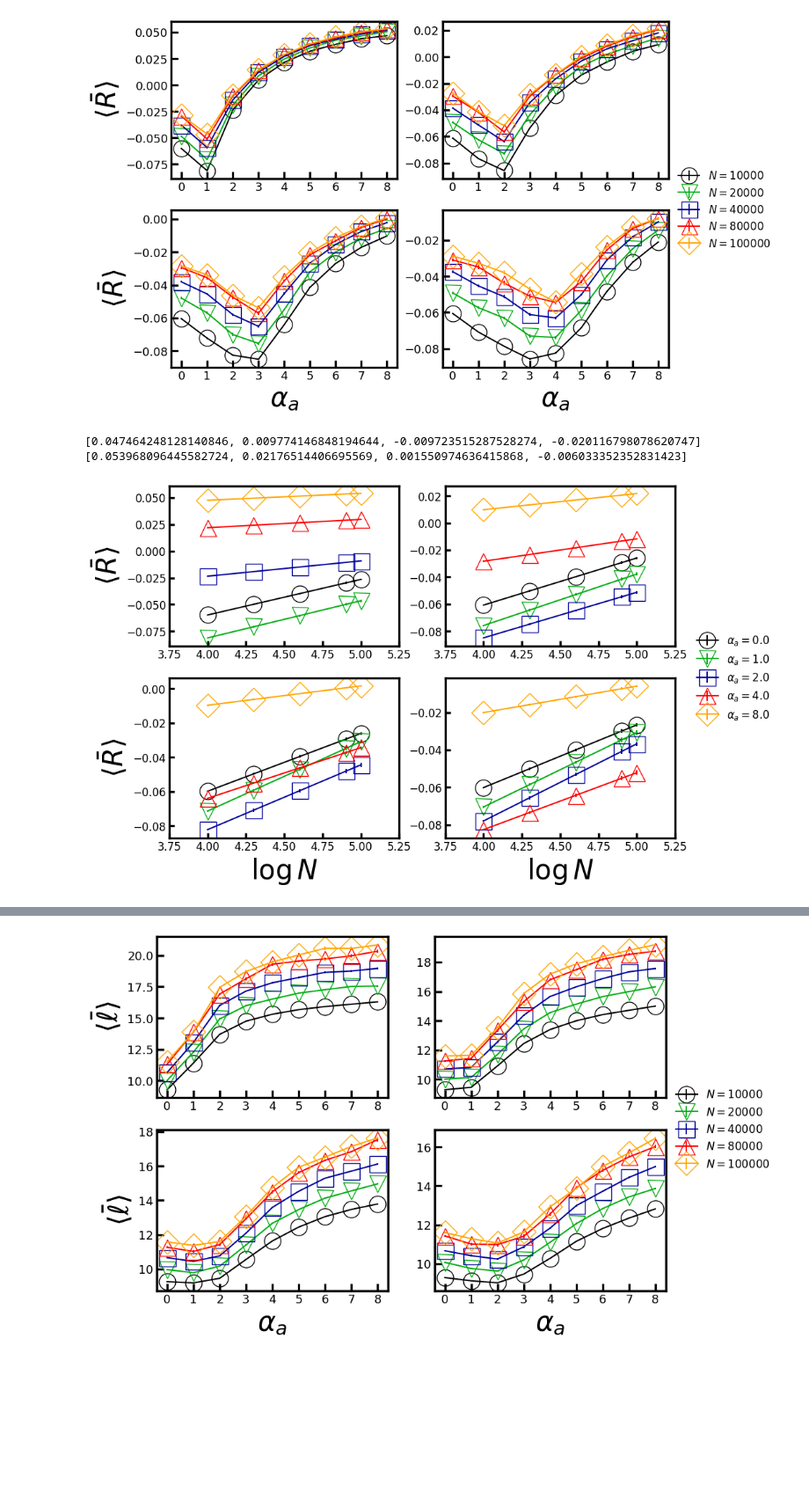
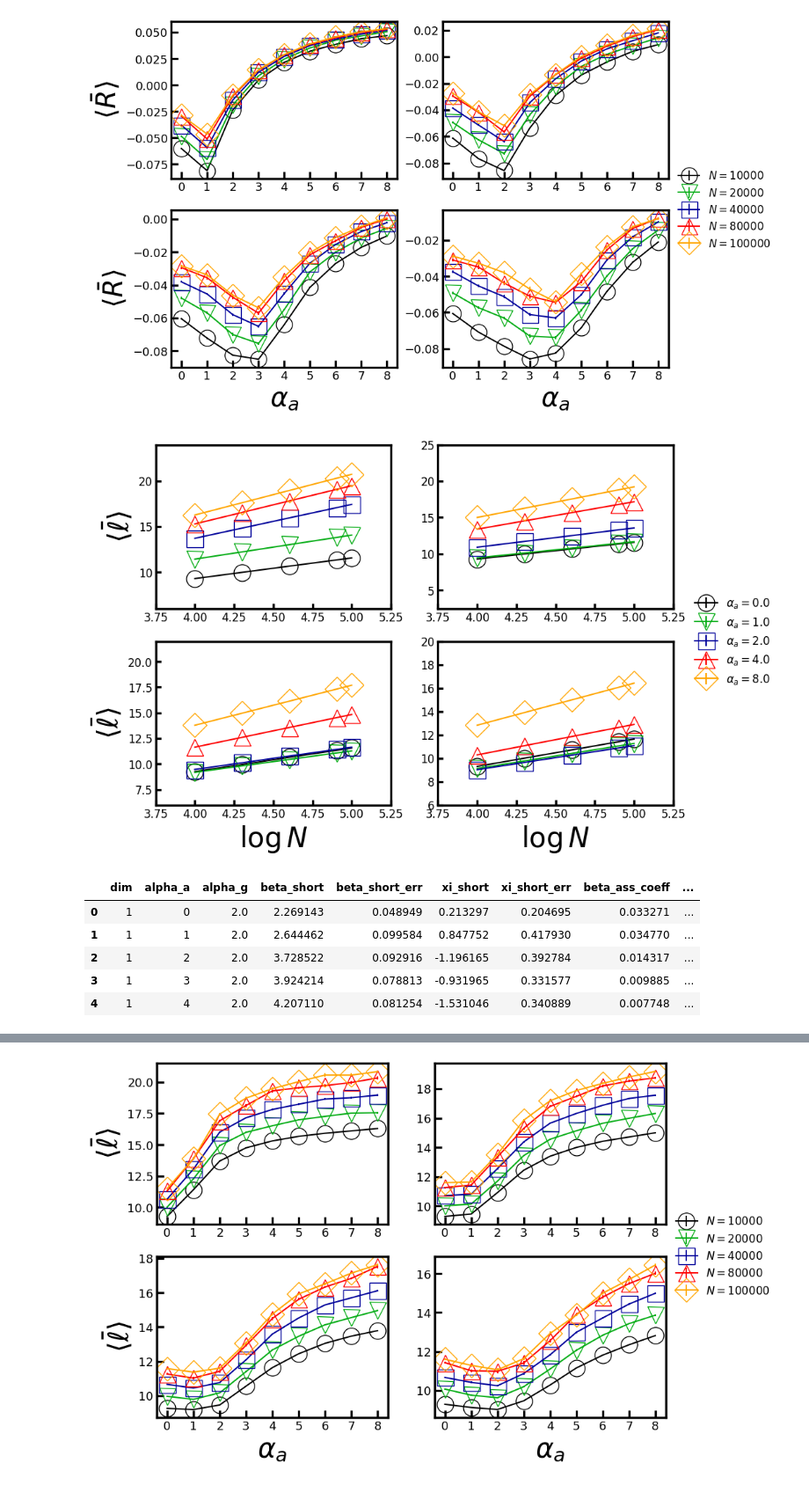
Before and after one commit to JuniorAlencar/TsallisNetwork, a Jupyter notebook: scripts/jupyter/shortespath.ipynb, the cells around one changed output, grey strips where cells are left out. Shown at 88% size. Saved outputs shown, nothing was run; the diff lists cells and outputs as text; code cells hidden in the pictures; blank space fills up the shorter version.

```diff
--- a/scripts/jupyter/shortespath.ipynb
+++ b/scripts/jupyter/shortespath.ipynb
@@ -209,11 +213,6 @@ thickness_axes = 1.4
 
 count = 0
 ax_all = [(j, i) for j in range(2) for i in range(2)]
-# loading the min_values of properties
-min_value_y = [0.0 for i in range(4)]
-# loading the max_values of properties
-max_value_y = [0.0 for i in range(4)]
-
 
 for (j, i) in ax_all:
 
@@ -225,7 +224,7 @@ for (j, i) in ax_all:
 
         logN = np.log10(pd.to_numeric(df_alpha_a['N']))
 
-        prop = 'ass_coeff_mean'
+        prop = 'short_mean'
 
         if(prop=='short_mean'):
             err_prop = 'short_err'
@@ -234,42 +233,51 @@ for (j, i) in ax_all:
         elif(prop=='ass_coeff_mean'):
             err_prop='ass_coeff_err'
             ylabel = r"$\langle \bar{R} \rangle $"
 
         ax[j, i].errorbar(logN, linear_regression(logN, df_alpha_a[prop], df_alpha_a[err_prop],Parameter=False),
             yerr=df_alpha_a['ass_coeff_err'], linestyle='-', color=colors[aa],
             marker=markers[aa], markeredgecolor=colors[aa], label=labels[aa],
             markersize=markersize, markerfacecolor='none')
 
-        min_value_data = min(linear_regression(logN, df_alpha_a[prop], df_alpha_a[err_prop],Parameter=False))
-        max_value_data = max(linear_regression(logN, df_alpha_a[prop], df_alpha_a[err_prop],Parameter=False))
-
-
-        if(min_value_data < min_value_y[count] or max_value_data > max_value_y[count]):
-            min_value_y[count] = min_value_data
-            max_value_y[count] = max_value_data
 
         ax[j, i].tick_params('both', labelsize=10)
 
         #ax[j, i].legend(prop={"size":21}, fancybox=True, framealpha=0.0)
         ax[j, i].tick_params(which='major', width=thickness_axes, length=6, direction="in", labelsize=12)
         ax[j, i].set_xlim([3.75, 5.25])
         # Set thickness for spines
         thickness_axes = 2.4
         for spine in ax[j, i].spines.values():
             spine.set_linewidth(thickness_axes)
 
+    yticks = ax[j, i].get_yticks()
+    xticks = ax[j, i].get_xticks()
+
+    step = round(yticks[1]-yticks[0],3)
+    yticks = np.insert(yticks,0,yticks[0]-step)
+    yticks = np.insert(yticks,len(yticks),yticks[-1] + step)
+
+    ax[i, j].set_ylim(yticks[0],yticks[-1])
+    #print(yticks)
     count +=1
 
 ax[0,0].set_ylabel(ylabel, size=30)
 ax[1,0].set_ylabel(ylabel, size=30)
 
 ax[1,0].set_xlabel(r"$\log{N}$", size=30)
 ax[1,1].set_xlabel(r"$\log{N}$", size=30)
-print(min_value_y)
-print(max_value_y)
+
 plt.legend(prop={"size":12}, fancybox=True, framealpha=0.0, loc='center left', bbox_to_anchor=(1.05, 1))
 plt.show()
 # %% [output]
-[0.047464248128140846, 0.009774146848194644, -0.009723515287528274, -0.020116798078620747]
-[0.053968096445582724, 0.02176514406695569, 0.001550974636415868, -0.006033352352831423]
-[figure, old version]
+[figure, new version]
+# %%
+parms_all = pd.read_csv("../../data/parameters_all.txt", sep=' ')
+parms_all.head()
+# %% [output]
+|  | dim | alpha_a | alpha_g | beta_short | beta_short_err | xi_short | xi_short_err | beta_ass_coeff | ... |
+| 0 | 1 | 0 | 2.0 | 2.269143 | 0.048949 | 0.213297 | 0.204695 | 0.033271 | ... |
+| 1 | 1 | 1 | 2.0 | 2.644462 | 0.099584 | 0.847752 | 0.417930 | 0.034770 | ... |
+| 2 | 1 | 2 | 2.0 | 3.728522 | 0.092916 | -1.196165 | 0.392784 | 0.014317 | ... |
+| 3 | 1 | 3 | 2.0 | 3.924214 | 0.078813 | -0.931965 | 0.331577 | 0.009885 | ... |
+| 4 | 1 | 4 | 2.0 | 4.207110 | 0.081254 | -1.531046 | 0.340889 | 0.007748 | ... |
```
Also changed, not shown: parts of 12 cells of this notebook, 9 other files.
